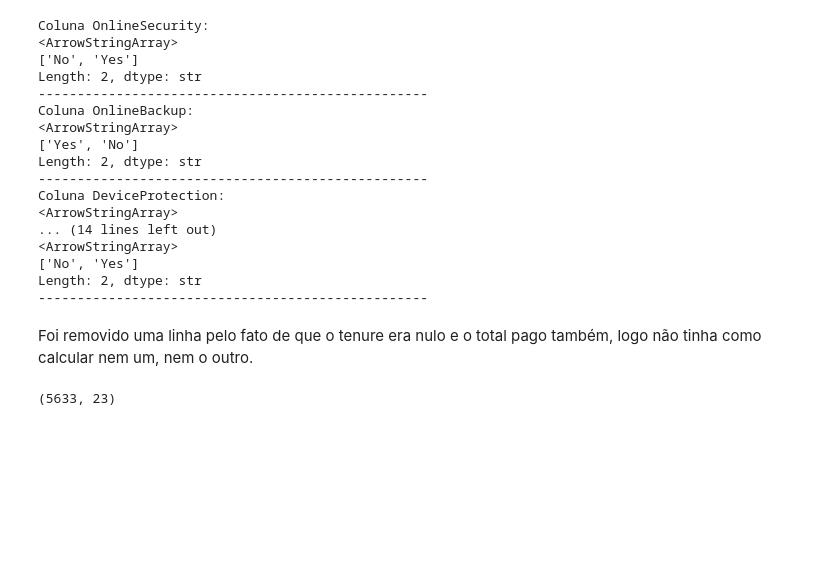
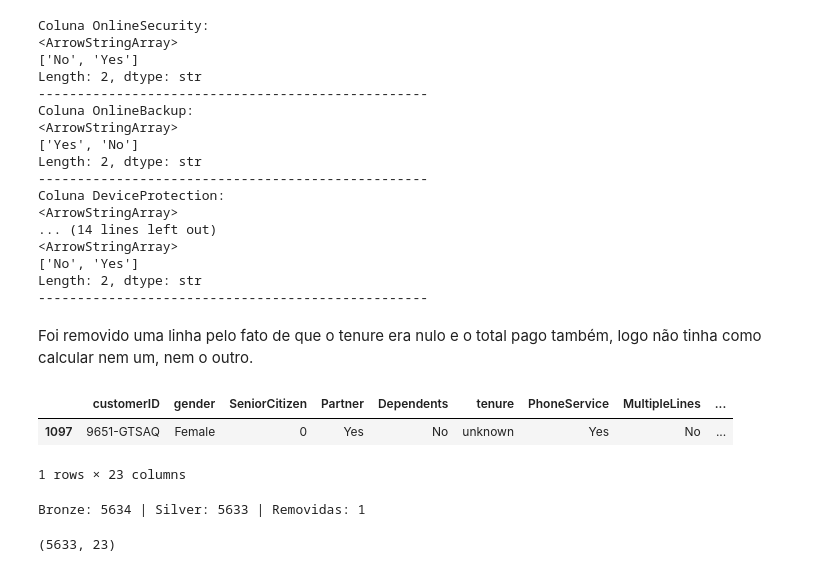
Before and after one commit to VictorLapaDev/Integrador-2-Semestre, a Jupyter notebook: notebook.ipynb, the cells around one changed output. Cells and saved outputs as stored; diff of their text form; code cells hidden in the pictures; blank space fills up the shorter version.

```diff
--- a/notebook.ipynb
+++ b/notebook.ipynb
@@ -186,12 +188,23 @@ calculo_tenure = (df_silver["TotalCharges"] / df_silver["MonthlyCharges"]).round
 df_silver["tenure"] = df_silver["tenure"].fillna(calculo_tenure)
 
 # Converte o tenure final para o tipo inteiro otimizado que você escolheu
-df_silver["tenure"] = df_silver["tenure"].astype("Int16")
+df_silver["tenure"] = df_silver["tenure"].clip(upper=72).astype("Int16") # Definido limite de meses até 72 e transformação dos dados
 
 # REGRA DE EXCLUSÃO: Se o tenure continuou nulo após o cálculo, remove a linha
 df_silver = df_silver.dropna(subset=["tenure"])
 # %% [markdown]
 Foi removido uma linha pelo fato de que o tenure era nulo e o total pago também, logo não tinha como calcular nem um, nem o outro.
+# %%
+indice_removido = df_bronze.index.difference(df_silver.index)
+df_bronze.loc[indice_removido]
+# %% [output]
+|  | customerID | gender | SeniorCitizen | Partner | Dependents | tenure | PhoneService | MultipleLines | ... |
+| 1097 | 9651-GTSAQ | Female | 0 | Yes | No | unknown | Yes | No | ... |
+1 rows × 23 columns
+# %%
+print("Bronze:", len(df_bronze), "| Silver:", len(df_silver), "| Removidas:", len(df_bronze) - len(df_silver))
+# %% [output]
+Bronze: 5634 | Silver: 5633 | Removidas: 1
 # %%
 df_silver.shape
 # %% [output]
```
Also changed, not shown: parts of 2 cells of this notebook.
